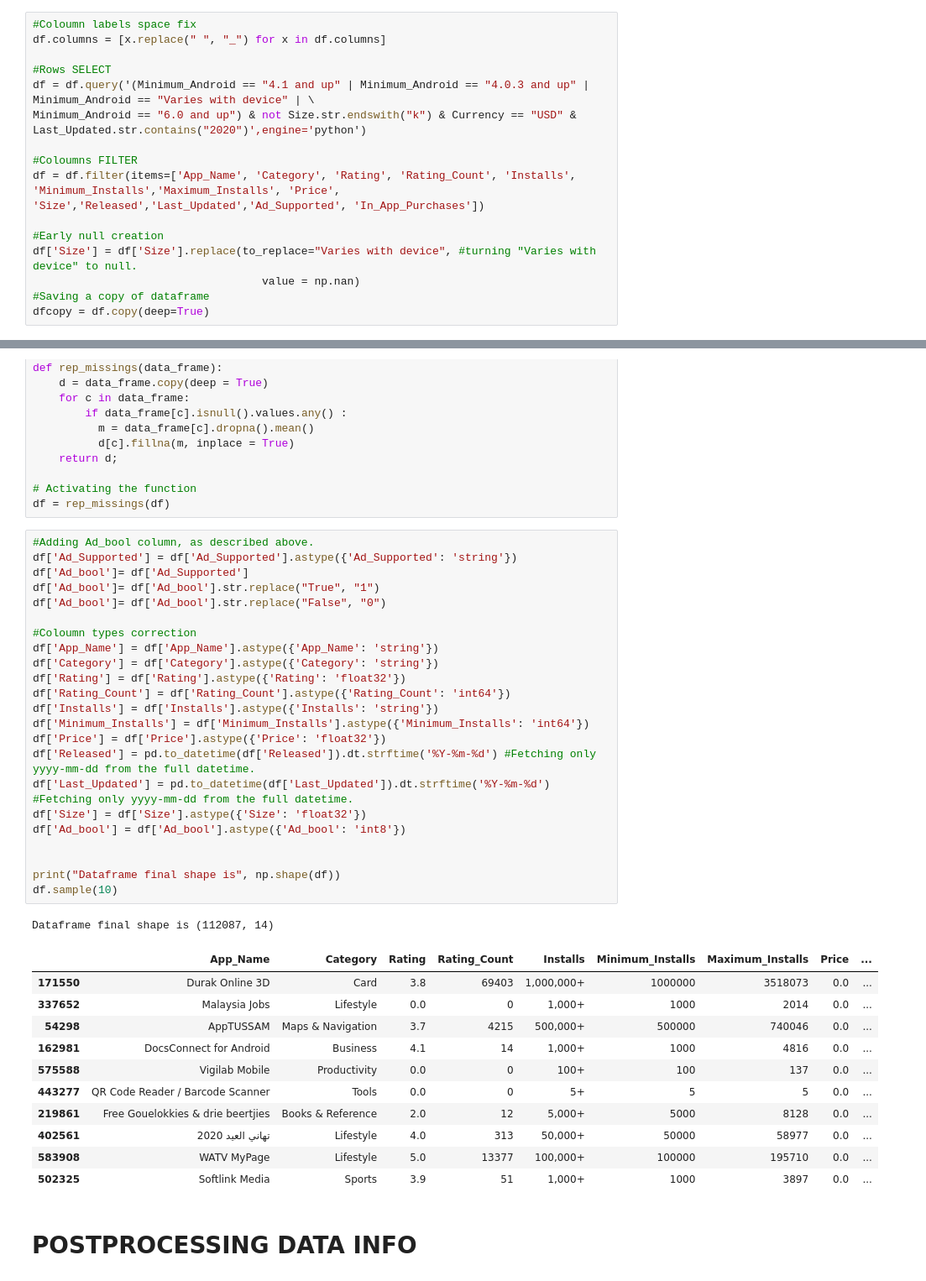
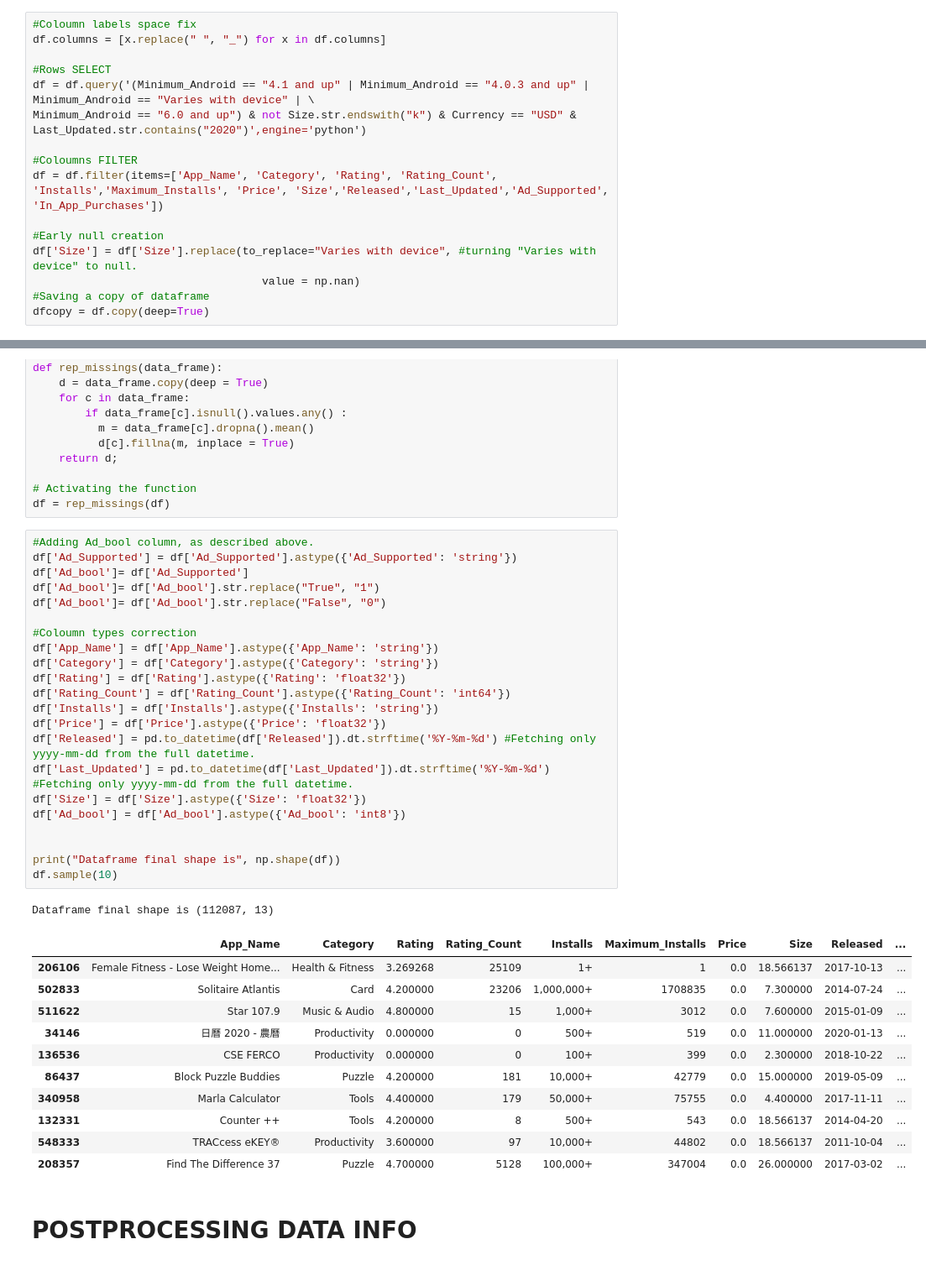
Before and after one commit to MeidanGR/GooglePlayStore_AppsAnalysisBI, a Jupyter notebook: GooglePlayStore_DataPreprocessing.ipynb, the cells around one changed output, grey strips where cells are left out. Shown at 84% size. Cells and saved outputs as stored; diff of their text form.

```diff
--- a/GooglePlayStore_DataPreprocessing.ipynb
+++ b/GooglePlayStore_DataPreprocessing.ipynb
@@ -68,7 +69,7 @@ df = df.query('(Minimum_Android == "4.1 and up" | Minimum_Android == "4.0.3 and
 Minimum_Android == "6.0 and up") & not Size.str.endswith("k") & Currency == "USD" & Last_Updated.str.contains("2020")',engine='python')
 
 #Coloumns FILTER
-df = df.filter(items=['App_Name', 'Category', 'Rating', 'Rating_Count', 'Installs', 'Minimum_Installs','Maximum_Installs', 'Price', 'Size','Released','Last_Updated','Ad_Supported', 'In_App_Purchases'])
+df = df.filter(items=['App_Name', 'Category', 'Rating', 'Rating_Count', 'Installs','Maximum_Installs', 'Price', 'Size','Released','Last_Updated','Ad_Supported', 'In_App_Purchases'])
 
 #Early null creation
 df['Size'] = df['Size'].replace(to_replace="Varies with device", #turning "Varies with device" to null.
@@ -148,39 +149,38 @@ df = rep_missings(df)
 # %%
 #Adding Ad_bool column, as described above.
 df['Ad_Supported'] = df['Ad_Supported'].astype({'Ad_Supported': 'string'})
 df['Ad_bool']= df['Ad_Supported']
 df['Ad_bool']= df['Ad_bool'].str.replace("True", "1")
 df['Ad_bool']= df['Ad_bool'].str.replace("False", "0")
 
 #Coloumn types correction
 df['App_Name'] = df['App_Name'].astype({'App_Name': 'string'})
 df['Category'] = df['Category'].astype({'Category': 'string'})
 df['Rating'] = df['Rating'].astype({'Rating': 'float32'})
 df['Rating_Count'] = df['Rating_Count'].astype({'Rating_Count': 'int64'})
 df['Installs'] = df['Installs'].astype({'Installs': 'string'})
-df['Minimum_Installs'] = df['Minimum_Installs'].astype({'Minimum_Installs': 'int64'})
 df['Price'] = df['Price'].astype({'Price': 'float32'})
 df['Released'] = pd.to_datetime(df['Released']).dt.strftime('%Y-%m-%d') #Fetching only yyyy-mm-dd from the full datetime.
 df['Last_Updated'] = pd.to_datetime(df['Last_Updated']).dt.strftime('%Y-%m-%d') #Fetching only yyyy-mm-dd from the full datetime.
 df['Size'] = df['Size'].astype({'Size': 'float32'})
 df['Ad_bool'] = df['Ad_bool'].astype({'Ad_bool': 'int8'})
 
 
 print("Dataframe final shape is", np.shape(df))
 df.sample(10)
 # %% [output]
-Dataframe final shape is (112087, 14)
+Dataframe final shape is (112087, 13)
-|  | App_Name | Category | Rating | Rating_Count | Installs | Minimum_Installs | Maximum_Installs | Price | ... |
-| 171550 | Durak Online 3D | Card | 3.8 | 69403 | 1,000,000+ | 1000000 | 3518073 | 0.0 | ... |
-| 337652 | Malaysia Jobs | Lifestyle | 0.0 | 0 | 1,000+ | 1000 | 2014 | 0.0 | ... |
-| 54298 | AppTUSSAM | Maps & Navigation | 3.7 | 4215 | 500,000+ | 500000 | 740046 | 0.0 | ... |
-| 162981 | DocsConnect for Android | Business | 4.1 | 14 | 1,000+ | 1000 | 4816 | 0.0 | ... |
-| 575588 | Vigilab Mobile | Productivity | 0.0 | 0 | 100+ | 100 | 137 | 0.0 | ... |
-| 443277 | QR Code Reader / Barcode Scanner | Tools | 0.0 | 0 | 5+ | 5 | 5 | 0.0 | ... |
-| 219861 | Free Gouelokkies & drie beertjies | Books & Reference | 2.0 | 12 | 5,000+ | 5000 | 8128 | 0.0 | ... |
-| 402561 | تهاني العيد 2020 | Lifestyle | 4.0 | 313 | 50,000+ | 50000 | 58977 | 0.0 | ... |
-| 583908 | WATV MyPage | Lifestyle | 5.0 | 13377 | 100,000+ | 100000 | 195710 | 0.0 | ... |
-| 502325 | Softlink Media | Sports | 3.9 | 51 | 1,000+ | 1000 | 3897 | 0.0 | ... |
+|  | App_Name | Category | Rating | Rating_Count | Installs | Maximum_Installs | Price | Size | Released | ... |
+| 206106 | Female Fitness - Lose Weight Home... | Health & Fitness | 3.269268 | 25109 | 1+ | 1 | 0.0 | 18.566137 | 2017-10-13 | ... |
+| 502833 | Solitaire Atlantis | Card | 4.200000 | 23206 | 1,000,000+ | 1708835 | 0.0 | 7.300000 | 2014-07-24 | ... |
+| 511622 | Star 107.9 | Music & Audio | 4.800000 | 15 | 1,000+ | 3012 | 0.0 | 7.600000 | 2015-01-09 | ... |
+| 34146 | 日曆 2020 - 農曆 | Productivity | 0.000000 | 0 | 500+ | 519 | 0.0 | 11.000000 | 2020-01-13 | ... |
+| 136536 | CSE FERCO | Productivity | 0.000000 | 0 | 100+ | 399 | 0.0 | 2.300000 | 2018-10-22 | ... |
+| 86437 | Block Puzzle Buddies | Puzzle | 4.200000 | 181 | 10,000+ | 42779 | 0.0 | 15.000000 | 2019-05-09 | ... |
+| 340958 | Marla Calculator | Tools | 4.400000 | 179 | 50,000+ | 75755 | 0.0 | 4.400000 | 2017-11-11 | ... |
+| 132331 | Counter ++ | Tools | 4.200000 | 8 | 500+ | 543 | 0.0 | 18.566137 | 2014-04-20 | ... |
+| 548333 | TRACcess eKEY® | Productivity | 3.600000 | 97 | 10,000+ | 44802 | 0.0 | 18.566137 | 2011-10-04 | ... |
+| 208357 | Find The Difference 37 | Puzzle | 4.700000 | 5128 | 100,000+ | 347004 | 0.0 | 26.000000 | 2017-03-02 | ... |
 # %% [markdown]
 # **POSTPROCESSING DATA INFO**
 # %%
```
Also changed, not shown: parts of 6 cells of this notebook.
